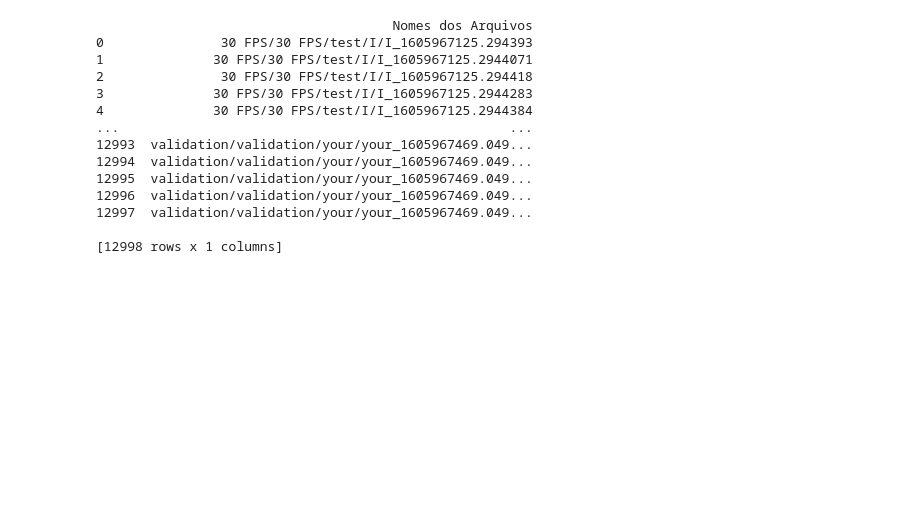
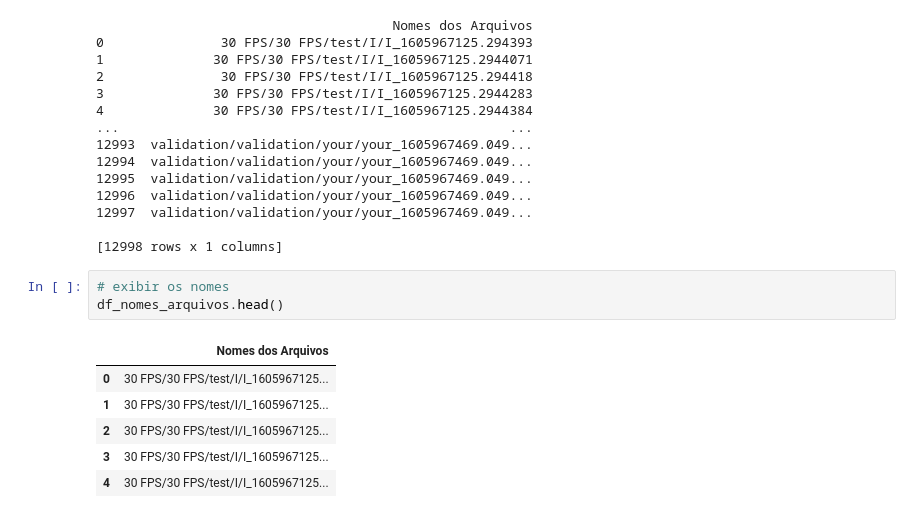
Before and after one commit to Libhinny/ReconhecimentoDeSinais, a Jupyter notebook: main.ipynb, the cells around one changed output. Cells and saved outputs as stored; diff of their text form; blank space fills up the shorter version.

Commit message:
update no main.ipynb para exibir as labels renomeadas (corrigir)

```diff
--- a/main.ipynb
+++ b/main.ipynb
@@ -83,3 +83,13 @@ print(df_nomes_arquivos)
 12997  validation/validation/your/your_1605967469.049...
 
 [12998 rows x 1 columns]
+# %%
+# exibir os nomes
+df_nomes_arquivos.head()
+# %% [output]
+|  | Nomes dos Arquivos |
+| 0 | 30 FPS/30 FPS/test/I/I_1605967125... |
+| 1 | 30 FPS/30 FPS/test/I/I_1605967125... |
+| 2 | 30 FPS/30 FPS/test/I/I_1605967125... |
+| 3 | 30 FPS/30 FPS/test/I/I_1605967125... |
+| 4 | 30 FPS/30 FPS/test/I/I_1605967125... |
```
Also changed, not shown: parts of 1 cell of this notebook, 2 other files.
